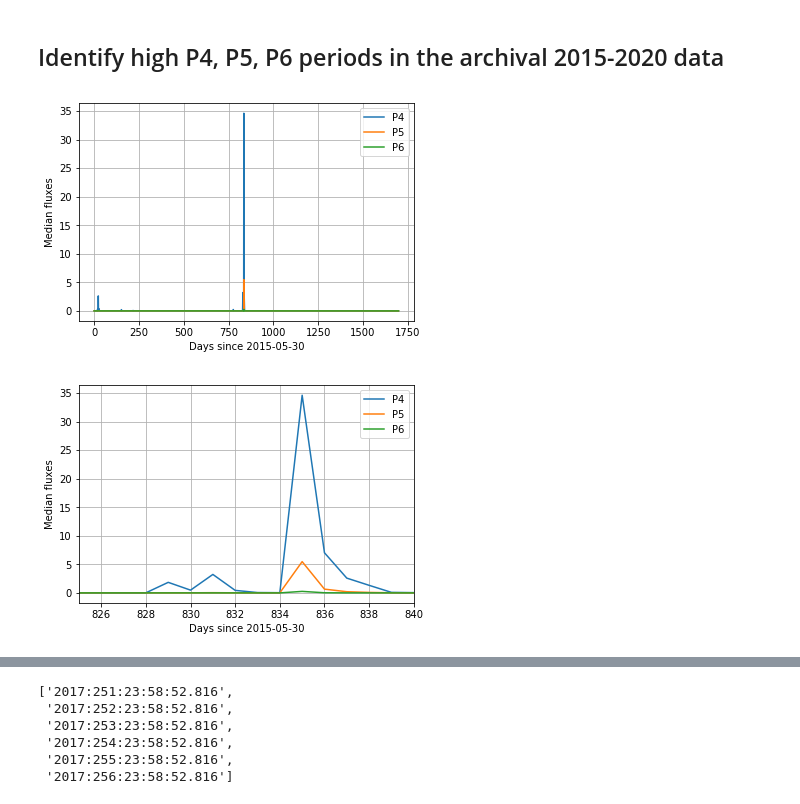
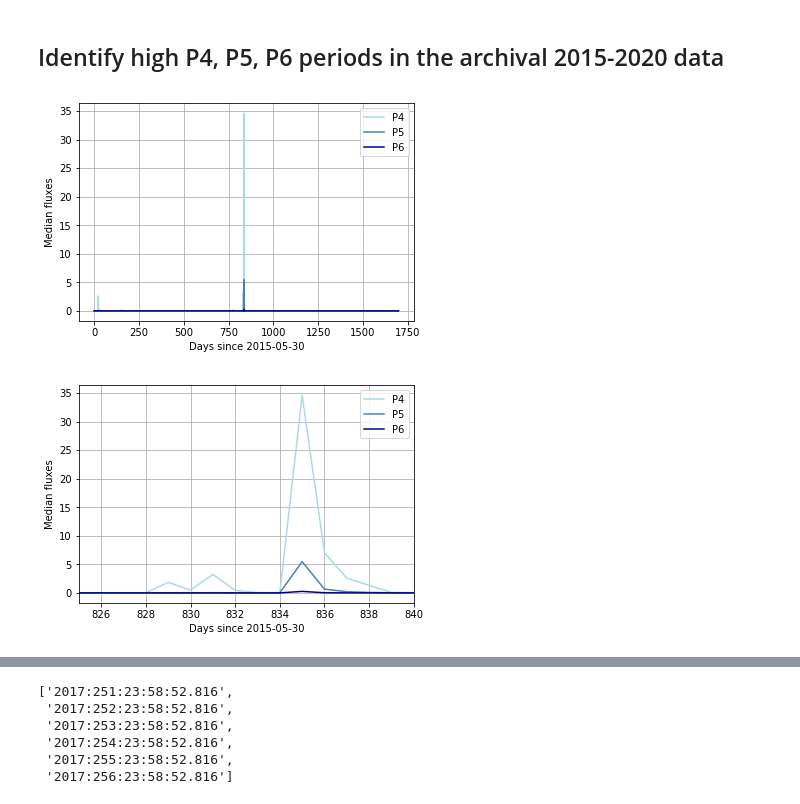
Before and after one commit to chandra-mta/mtanb, a Jupyter notebook: g16-hrc-proxy/g16-hrc-proxy.ipynb, the cells around one changed output, grey strips where cells are left out. Cells and saved outputs as stored; diff of their text form; code cells hidden in the pictures.

```diff
--- a/g16-hrc-proxy/g16-hrc-proxy.ipynb
+++ b/g16-hrc-proxy/g16-hrc-proxy.ipynb
@@ -394,4 +412,4 @@ t.write('goes-source-2015-05-30-2020-01-22.dat', format='ascii')
 """;
 # %%
-t = Table.read('goes-source-2015-05-30-2020-01-22.dat', format='ascii')
+t = Table.read('goes-2015-05-30-2020-01-22.dat', format='ascii')
 # %%
@@ -448,26 +425,24 @@ t.write('goes-median-p4-p5-p6-2015-05-30-2020-01-23.dat', format='ascii')
-# %%
-t = Table.read('goes-median-p4-p5-p6-2015-05-30-2020-01-23.dat', format='ascii')
 # %%
-plt.plot(t['median_p4'], label='P4')
-plt.plot(t['median_p5'], label='P5')
-plt.plot(t['median_p6'], label='P6')
+plt.plot(t['median_p4'], 'lightblue', label='P4')
+plt.plot(t['median_p5'], 'steelblue', label='P5')
+plt.plot(t['median_p6'], 'darkblue', label='P6')
 plt.legend()
 plt.xlabel("Days since 2015-05-30")
 plt.ylabel("Median fluxes")
 plt.grid()
 # %% [output]
-[figure, old version]
+[figure, new version]
 # %%
-plt.plot(t['median_p4'], label='P4')
-plt.plot(t['median_p5'], label='P5')
-plt.plot(t['median_p6'], label='P6')
+plt.plot(t['median_p4'], 'lightblue', label='P4')
+plt.plot(t['median_p5'], 'steelblue', label='P5')
+plt.plot(t['median_p6'], 'darkblue', label='P6')
 plt.legend()
 plt.xlabel("Days since 2015-05-30")
 plt.ylabel("Median fluxes")
 plt.xlim(825, 840)
 plt.grid()
 # %% [output]
-[figure, old version]
+[figure, new version]
 # %%
 t[833:839]
 # %% [output]
```
Also changed, not shown: parts of 15 cells of this notebook, 1 other file.
